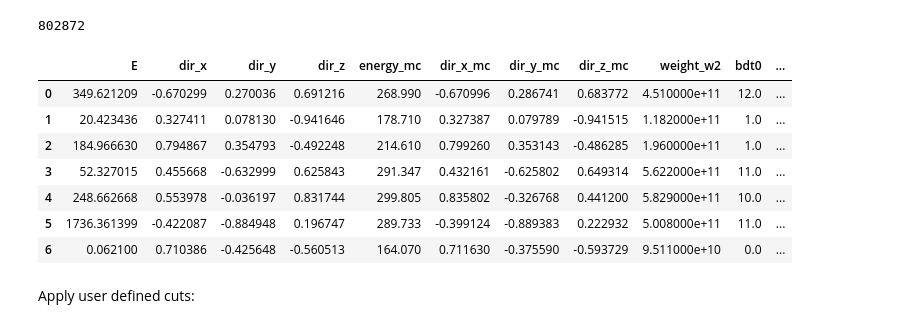
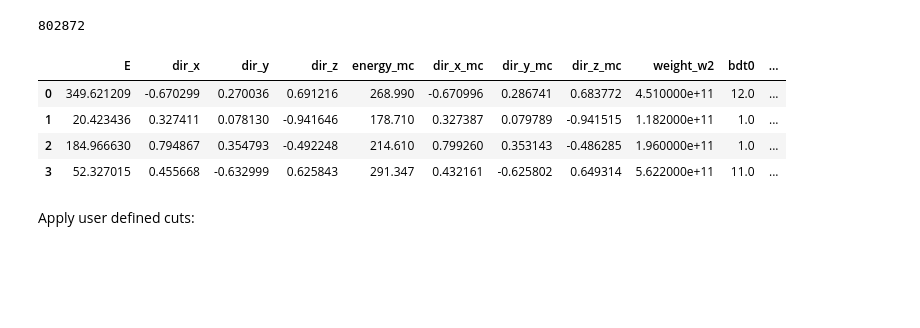
Before and after one commit to KM3NeT/km3irf, a Jupyter notebook: use_cases/Use_case_1.ipynb, the cells around one changed output. Drawn from its saved outputs; the diff is of its cells as text; code cells hidden in the pictures; blank space fills up the shorter version.

```diff
--- a/use_cases/Use_case_1.ipynb
+++ b/use_cases/Use_case_1.ipynb
@@ -8,11 +7,12 @@ from gammapy.irf import EffectiveAreaTable2D
 # %% [markdown]
 Define a path to your local `dst.root` file:
 # %%
-data_path = "/home/msmirnov/working_space/some_data/files_cta_km3net/mcv5.1.km3_numuCC.ALL.dst.bdt.root"
+data_path = "/home/msmirnov/working_space/IRF_data_create/mcv5.1.km3_numuCC.ALL.dst.bdt.root"
+# data_path = "/home/msmirnov/working_space/some_data/files_cta_km3net/mcv5.1.km3_numuCC.ALL.dst.bdt.root"
 # %% [markdown]
 Create BuildAeff object:
 # %%
-test_aeff = build_aeff.BuildAeff(data_path, tag="nu")
+test_aeff = build_aeff.DataContainer(data_path, tag="nu")
 # %% [markdown]
 How many events in the file:
 # %%
@@ -20,16 +20,13 @@ test_aeff.df.shape[0]
 # %% [output]
 802872
 # %%
-test_aeff.df.head(7)
+test_aeff.df.head(4)
 # %% [output]
 |  | E | dir_x | dir_y | dir_z | energy_mc | dir_x_mc | dir_y_mc | dir_z_mc | weight_w2 | bdt0 | ... |
 | 0 | 349.621209 | -0.670299 | 0.270036 | 0.691216 | 268.990 | -0.670996 | 0.286741 | 0.683772 | 4.510000e+11 | 12.0 | ... |
 | 1 | 20.423436 | 0.327411 | 0.078130 | -0.941646 | 178.710 | 0.327387 | 0.079789 | -0.941515 | 1.182000e+11 | 1.0 | ... |
 | 2 | 184.966630 | 0.794867 | 0.354793 | -0.492248 | 214.610 | 0.799260 | 0.353143 | -0.486285 | 1.960000e+11 | 1.0 | ... |
 | 3 | 52.327015 | 0.455668 | -0.632999 | 0.625843 | 291.347 | 0.432161 | -0.625802 | 0.649314 | 5.622000e+11 | 11.0 | ... |
-| 4 | 248.662668 | 0.553978 | -0.036197 | 0.831744 | 299.805 | 0.835802 | -0.326768 | 0.441200 | 5.829000e+11 | 10.0 | ... |
-| 5 | 1736.361399 | -0.422087 | -0.884948 | 0.196747 | 289.733 | -0.399124 | -0.889383 | 0.222932 | 5.008000e+11 | 11.0 | ... |
-| 6 | 0.062100 | 0.710386 | -0.425648 | -0.560513 | 164.070 | 0.711630 | -0.375590 | -0.593729 | 9.511000e+10 | 0.0 | ... |
 # %% [markdown]
 Apply user defined cuts:
 # %%
```
Also changed, not shown: parts of 6 cells of this notebook, 1 other file.
